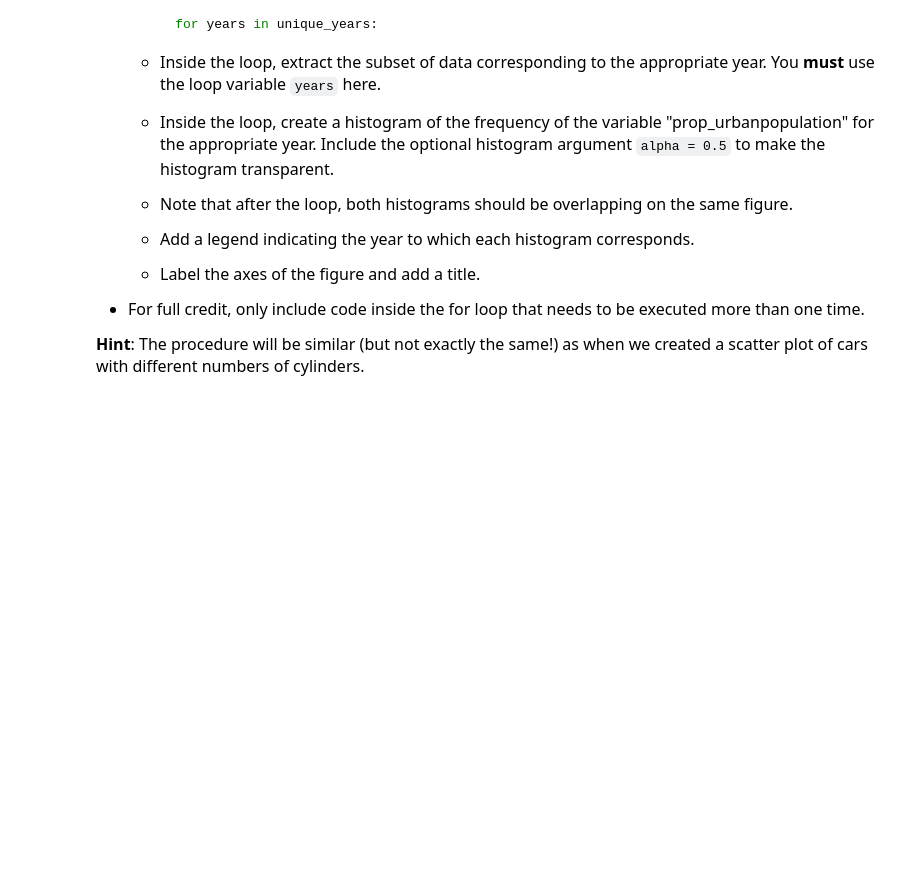
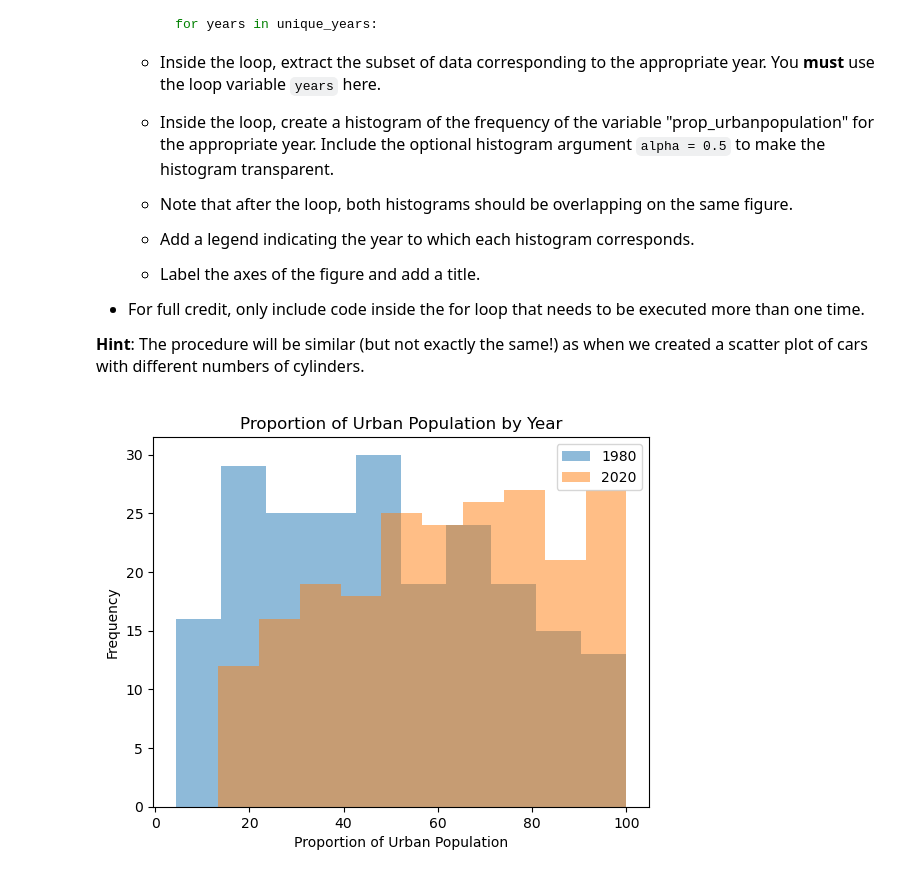
Before and after one commit to twu66021-sys/datasci151fall2026, a Jupyter notebook: _assignments/assignment_7/Assignment7.ipynb, the cells around one changed output. Saved outputs shown, nothing was run; the diff lists cells and outputs as text; code cells hidden in the pictures; blank space fills up the shorter version.

```diff
--- a/_assignments/assignment_7/Assignment7.ipynb
+++ b/_assignments/assignment_7/Assignment7.ipynb
@@ -134,0 +187,15 @@ import matplotlib.pyplot as plt
+# %%
+# Write your answer here:
+wdi_urban = pd.read_csv("data/wdi_urban.csv")
+unique_years = wdi_urban["year"].unique()
+
+for years in unique_years:
+    wdi_year = wdi_urban.query("year == @years")
+    plt.hist(wdi_year["prop_urbanpopulation"], alpha = 0.5, label = str(years))
+plt.xlabel("Proportion of Urban Population")
+plt.ylabel("Frequency")
+plt.legend()
+plt.title("Proportion of Urban Population by Year")
+plt.show()
+# %% [output]
+[figure, added]
```
Also changed, not shown: parts of 9 cells of this notebook.
